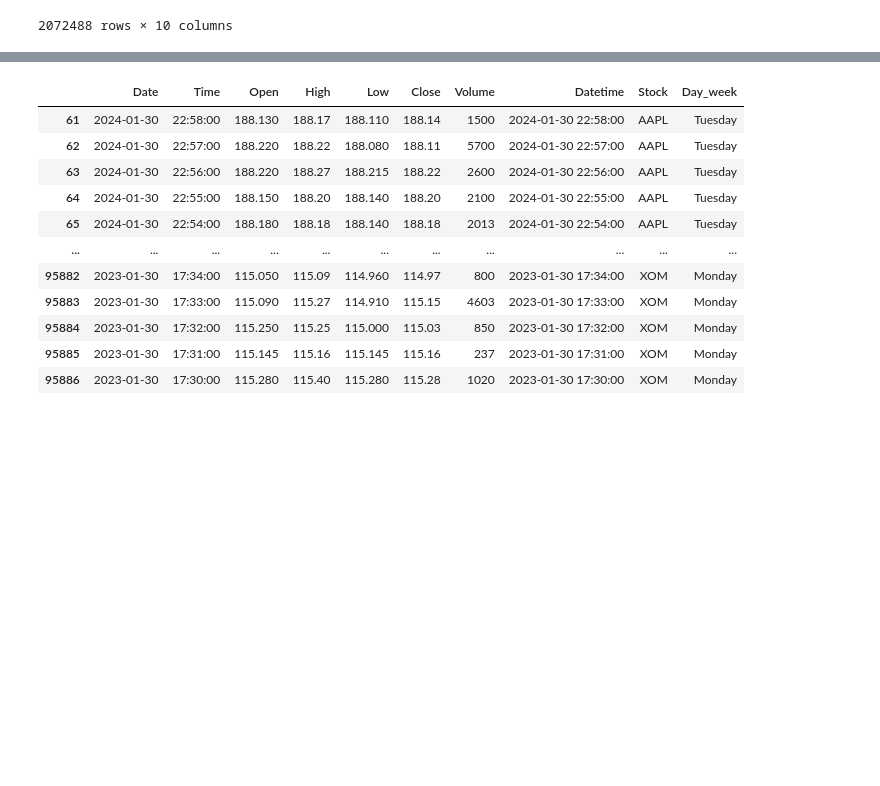
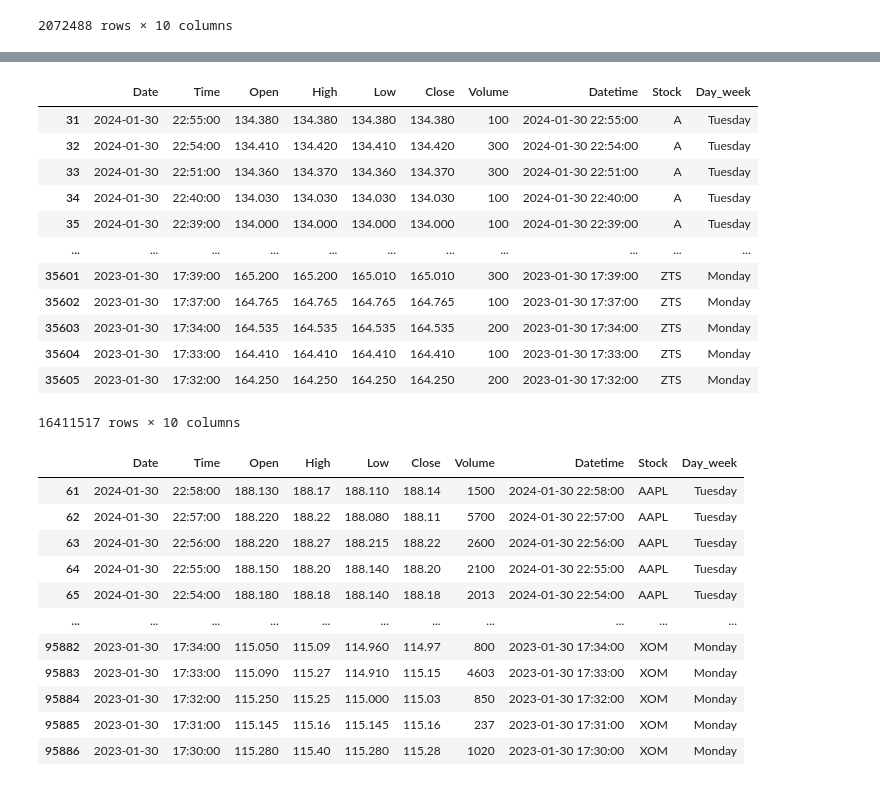
Before and after one commit to petrsokerin/Stock_Embedding, a Jupyter notebook: notebooks/TS2Vec.ipynb, the cells around one changed output, grey strips where cells are left out. Saved outputs shown, nothing was run; the diff lists cells and outputs as text; code cells hidden in the pictures; blank space fills up the shorter version.

```diff
--- a/notebooks/TS2Vec.ipynb
+++ b/notebooks/TS2Vec.ipynb
@@ -98,3 +91,19 @@ array(['2023-01-30T17:30:00.000000000', '2023-01-30T17:31:00.000000000',
+# %%
+df
+# %% [output]
+|  | Date | Time | Open | High | Low | Close | Volume | Datetime | Stock | Day_week |
+| 31 | 2024-01-30 | 22:55:00 | 134.380 | 134.380 | 134.380 | 134.380 | 100 | 2024-01-30 22:55:00 | A | Tuesday |
+| 32 | 2024-01-30 | 22:54:00 | 134.410 | 134.420 | 134.410 | 134.420 | 300 | 2024-01-30 22:54:00 | A | Tuesday |
+| 33 | 2024-01-30 | 22:51:00 | 134.360 | 134.370 | 134.360 | 134.370 | 300 | 2024-01-30 22:51:00 | A | Tuesday |
+| 34 | 2024-01-30 | 22:40:00 | 134.030 | 134.030 | 134.030 | 134.030 | 100 | 2024-01-30 22:40:00 | A | Tuesday |
+| 35 | 2024-01-30 | 22:39:00 | 134.000 | 134.000 | 134.000 | 134.000 | 100 | 2024-01-30 22:39:00 | A | Tuesday |
+| ... | ... | ... | ... | ... | ... | ... | ... | ... | ... | ... |
+| 35601 | 2023-01-30 | 17:39:00 | 165.200 | 165.200 | 165.010 | 165.010 | 300 | 2023-01-30 17:39:00 | ZTS | Monday |
+| 35602 | 2023-01-30 | 17:37:00 | 164.765 | 164.765 | 164.765 | 164.765 | 100 | 2023-01-30 17:37:00 | ZTS | Monday |
+| 35603 | 2023-01-30 | 17:34:00 | 164.535 | 164.535 | 164.535 | 164.535 | 200 | 2023-01-30 17:34:00 | ZTS | Monday |
+| 35604 | 2023-01-30 | 17:33:00 | 164.410 | 164.410 | 164.410 | 164.410 | 100 | 2023-01-30 17:33:00 | ZTS | Monday |
+| 35605 | 2023-01-30 | 17:32:00 | 164.250 | 164.250 | 164.250 | 164.250 | 200 | 2023-01-30 17:32:00 | ZTS | Monday |
+16411517 rows × 10 columns
 # %%
 mask = df['Stock'].apply(lambda x: x in best_stocks)
 # %%
```
Also changed, not shown: parts of 6 cells of this notebook, 4 other files.
